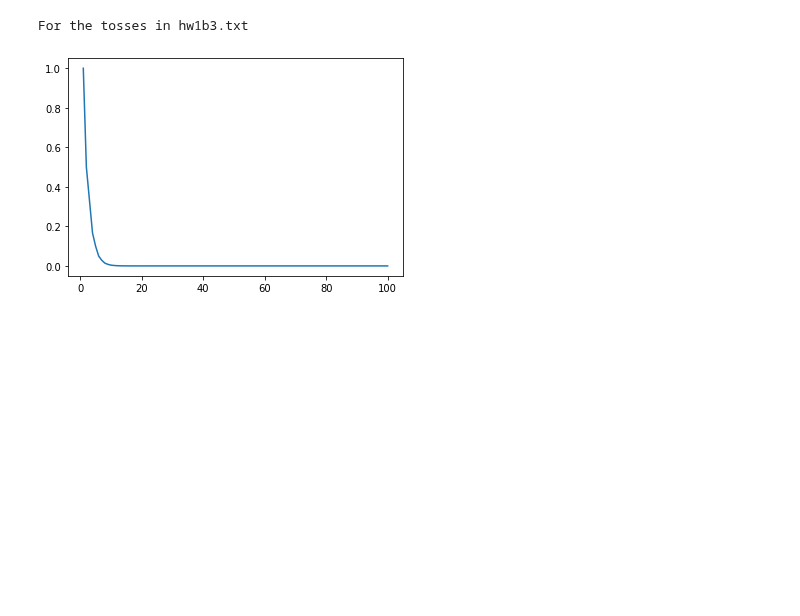
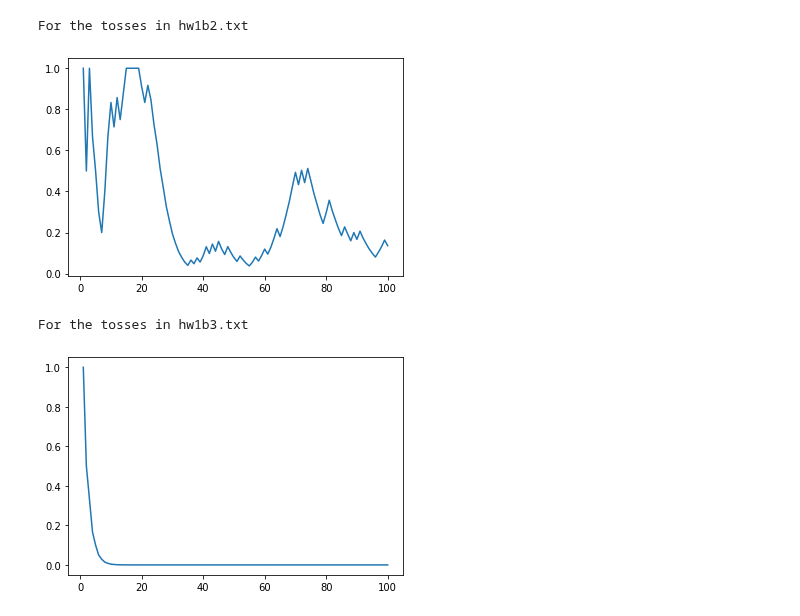
Before and after one commit to rohankalbag/EE325-Assignments, a Jupyter notebook: Q2.ipynb, the cells around one changed output. Saved outputs shown, nothing was run; the diff lists cells and outputs as text; code cells hidden in the pictures; blank space fills up the shorter version.

```diff
--- a/Q2.ipynb
+++ b/Q2.ipynb
@@ -35,20 +35,29 @@ For the tosses in hw1b1.txt
 # %%
 myFile = open("hw1b2.txt",'r')
 entries = myFile.readlines()
 noofheads = 0
 nooftails = 0
 nooftosses = 0
 likeliness = []
+tosses = []
 for i in entries:
+    if(i =='false\n'):
+        tosses += [0]
+    else:
+        tosses += [1]
+for i in tosses:
     if(i==0):
         nooftails += 1
     else:
         noofheads += 1
     nooftosses += 1
     likeliness += [likelinessCalc(nooftosses,noofheads)]
 print("For the tosses in hw1b2.txt")
-plt.plot(np.arange(1,len(entries)+1),likeliness)
+plt.plot(np.arange(1,len(tosses)+1),likeliness)
 plt.show()
+# %% [output]
+For the tosses in hw1b2.txt
+[figure, added]
 # %%
 myFile = open("hw1b3.txt",'r')
 entries = myFile.readlines()
```
Also changed, not shown: parts of 3 cells of this notebook.
